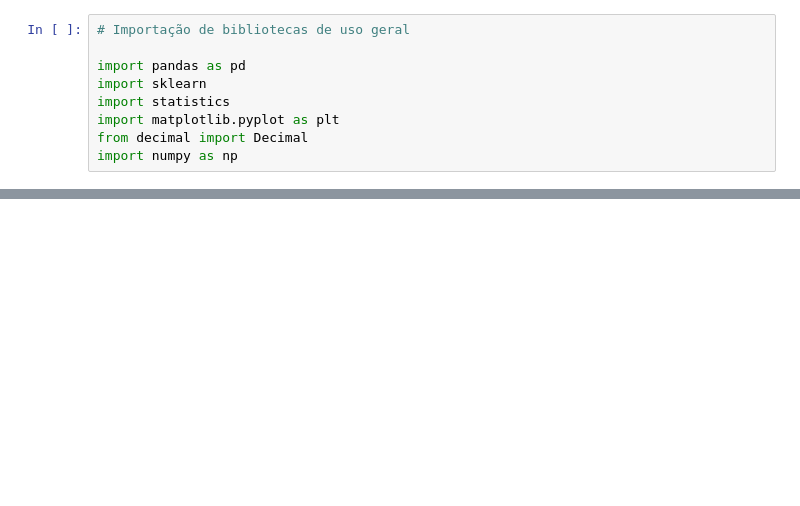
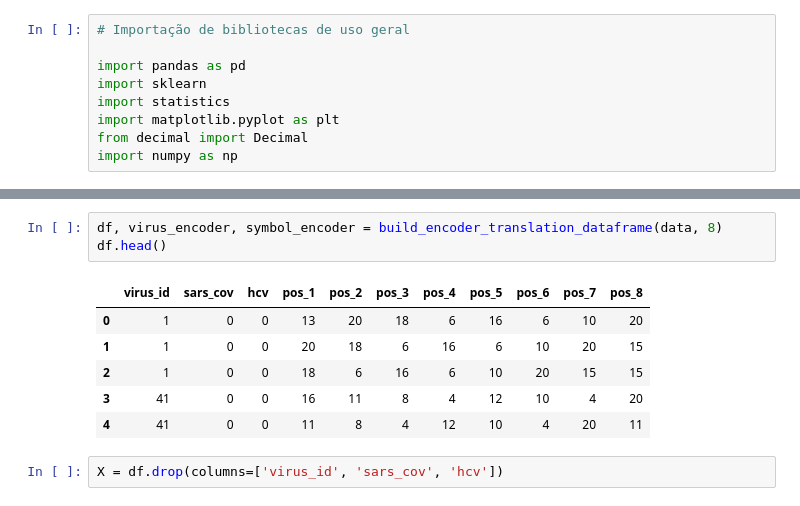
Before and after one commit to lucas-mv/peptide-avpdb-ml, a Jupyter notebook: peptide-ml.ipynb, the cells around one changed output, grey strips where cells are left out. Cells and saved outputs as stored; diff of their text form; blank space fills up the shorter version.

```diff
--- a/peptide-ml.ipynb
+++ b/peptide-ml.ipynb
@@ -156,2 +149,14 @@ X = df.drop(columns=['virus_id', 'sars_cov', 'hcv'])
+# %%
+df, virus_encoder, symbol_encoder = build_encoder_translation_dataframe(data, 8)
+df.head()
+# %% [output]
+|  | virus_id | sars_cov | hcv | pos_1 | pos_2 | pos_3 | pos_4 | pos_5 | pos_6 | pos_7 | pos_8 |
+| 0 | 1 | 0 | 0 | 13 | 20 | 18 | 6 | 16 | 6 | 10 | 20 |
+| 1 | 1 | 0 | 0 | 20 | 18 | 6 | 16 | 6 | 10 | 20 | 15 |
+| 2 | 1 | 0 | 0 | 18 | 6 | 16 | 6 | 10 | 20 | 15 | 15 |
+| 3 | 41 | 0 | 0 | 16 | 11 | 8 | 4 | 12 | 10 | 4 | 20 |
+| 4 | 41 | 0 | 0 | 11 | 8 | 4 | 12 | 10 | 4 | 20 | 11 |
+# %%
+X = df.drop(columns=['virus_id', 'sars_cov', 'hcv'])
 # %%
 y = df['virus_id'].values.ravel()
```
Also changed, not shown: parts of 21 cells of this notebook.
